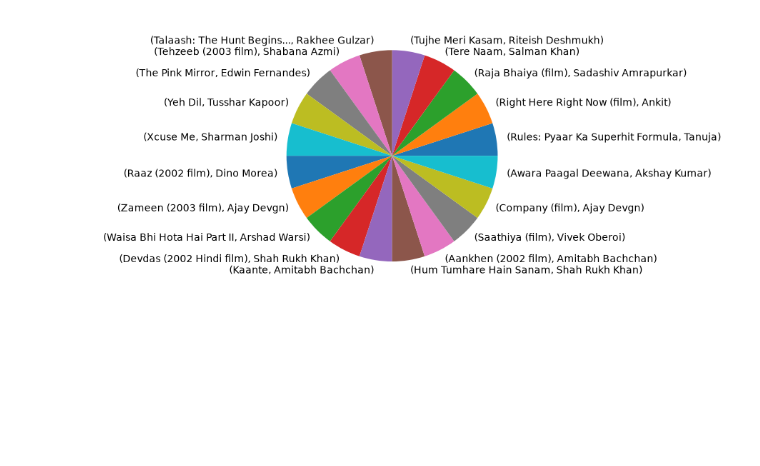
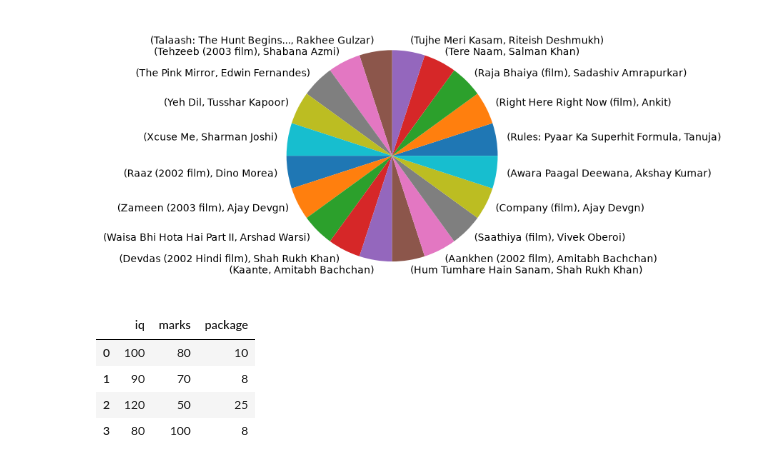
Before and after one commit to jhalucky/KPP-Keep-Practicing-Python, a Jupyter notebook: pandas/working.ipynb, the cells around one changed output. Saved outputs shown, nothing was run; the diff lists cells and outputs as text; code cells hidden in the pictures; blank space fills up the shorter version.

Commit message:
feat: DataFrame using 2d lists

```diff
--- a/pandas/working.ipynb
+++ b/pandas/working.ipynb
@@ -18,3 +18,18 @@ movies.value_counts().tail(20).plot(kind='pie')
 # %% [output]
 <Axes: >
 [figure]
+# %%
+student_data = [
+    [100,80,10],
+    [90,70,8],
+    [120,50,25],
+    [80,100,8]
+]
+
+pd.DataFrame(student_data, columns=['iq','marks','package'])
+# %% [output]
+|  | iq | marks | package |
+| 0 | 100 | 80 | 10 |
+| 1 | 90 | 70 | 8 |
+| 2 | 120 | 50 | 25 |
+| 3 | 80 | 100 | 8 |
```
